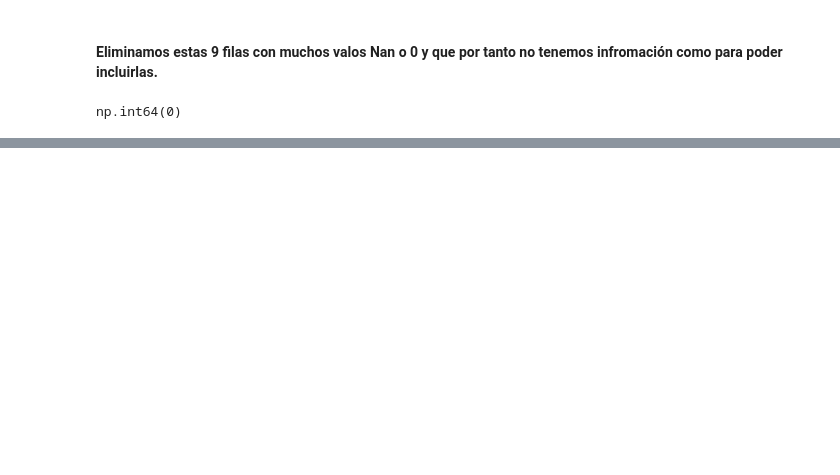
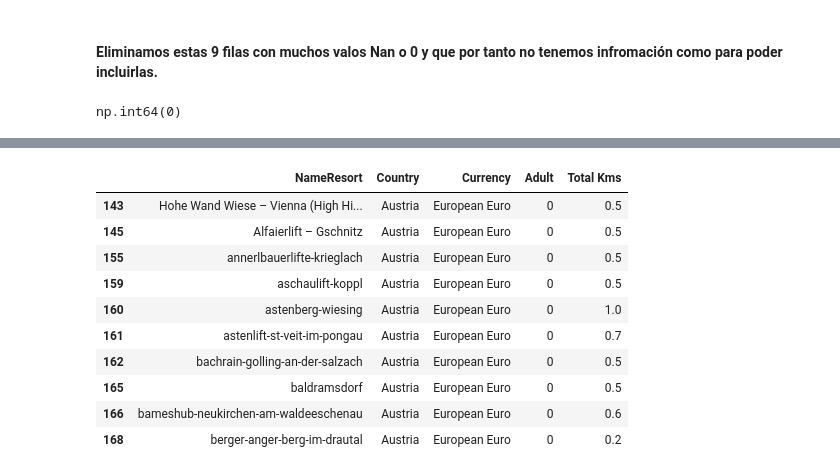
Before and after one commit to contactodiegovega/Ski-Resort-Analysis, a Jupyter notebook: notebooks/preprocesamiento.ipynb, the cells around one changed output, grey strips where cells are left out. Cells and saved outputs as stored; diff of their text form; code cells hidden in the pictures; blank space fills up the shorter version.

```diff
--- a/notebooks/preprocesamiento.ipynb
+++ b/notebooks/preprocesamiento.ipynb
@@ -742,0 +803,16 @@ np.int64(0)
+# %%
+df[df["Adult"] == "0"][
+    ["NameResort", "Country", "Currency", "Adult", "Total Kms"]
+].head(10)
+# %% [output]
+|  | NameResort | Country | Currency | Adult | Total Kms |
+| 143 | Hohe Wand Wiese – Vienna (High Hi... | Austria | European Euro | 0 | 0.5 |
+| 145 | Alfaierlift – Gschnitz | Austria | European Euro | 0 | 0.5 |
+| 155 | annerlbauerlifte-krieglach | Austria | European Euro | 0 | 0.5 |
+| 159 | aschaulift-koppl | Austria | European Euro | 0 | 0.5 |
+| 160 | astenberg-wiesing | Austria | European Euro | 0 | 1.0 |
+| 161 | astenlift-st-veit-im-pongau | Austria | European Euro | 0 | 0.7 |
+| 162 | bachrain-golling-an-der-salzach | Austria | European Euro | 0 | 0.5 |
+| 165 | baldramsdorf | Austria | European Euro | 0 | 0.5 |
+| 166 | bameshub-neukirchen-am-waldeeschenau | Austria | European Euro | 0 | 0.6 |
+| 168 | berger-anger-berg-im-drautal | Austria | European Euro | 0 | 0.2 |
```
Also changed, not shown: parts of 11 cells of this notebook.
